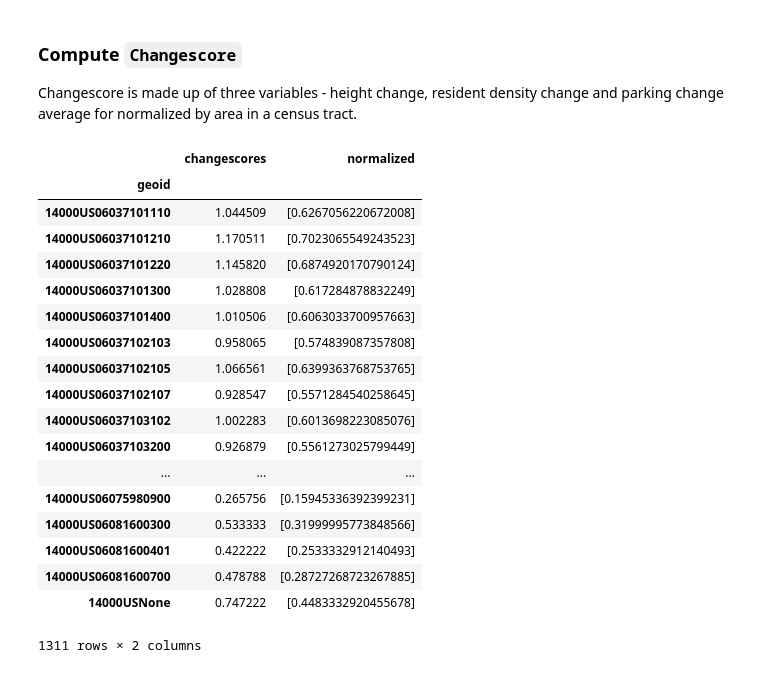
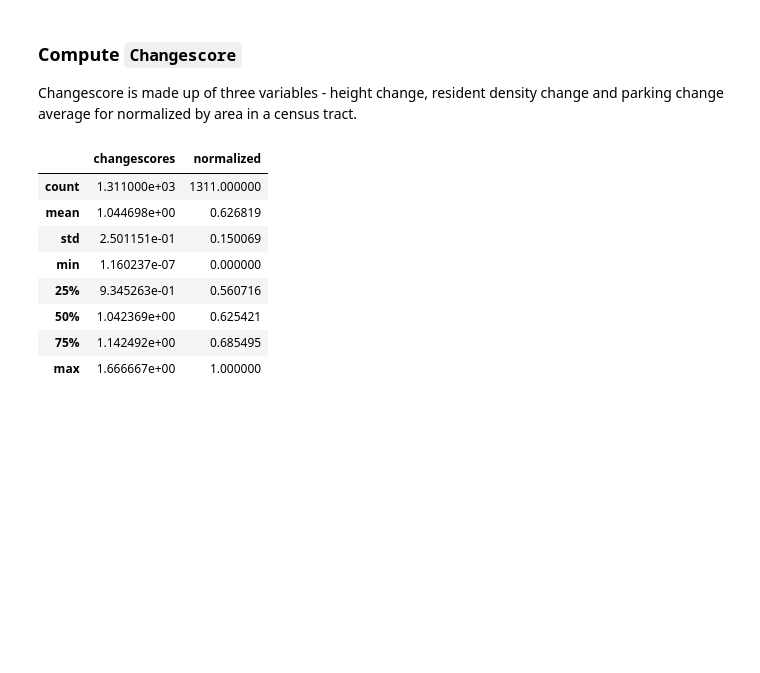
Before and after one commit to policyclub/zoning-metadata, a Jupyter notebook: analysis/DetermineZoningAndTransitRelationships.ipynb, the cells around one changed output. Drawn from its saved outputs; the diff is of its cells as text; code cells hidden in the pictures; blank space fills up the shorter version.

```diff
--- a/analysis/DetermineZoningAndTransitRelationships.ipynb
+++ b/analysis/DetermineZoningAndTransitRelationships.ipynb
@@ -98,25 +98,17 @@ changescores = census_parcel_groups_mean['dh_normalized'] + \
                census_parcel_groups_mean['zd_normalized'] + \
                census_parcel_groups_mean['zp_normalized']
 # %%
-pd.DataFrame({"changescores": changescores,
-              "normalized": min_max_scaler.fit_transform(changescores.values.reshape(-1,1)).tolist()})
+change_df = pd.DataFrame({"changescores": changescores,
+                          "normalized": min_max_scaler.fit_transform(changescores.values.reshape(-1,1)).tolist()})
+change_df["normalized"] = change_df['normalized'].apply(lambda x: x[0])
+change_df.describe()
 # %% [output]
 |  | changescores | normalized |
-| geoid |  |  |
-| 14000US06037101110 | 1.044509 | [0.6267056220672008] |
-| 14000US06037101210 | 1.170511 | [0.7023065549243523] |
-| 14000US06037101220 | 1.145820 | [0.6874920170790124] |
-| 14000US06037101300 | 1.028808 | [0.617284878832249] |
-| 14000US06037101400 | 1.010506 | [0.6063033700957663] |
-| 14000US06037102103 | 0.958065 | [0.574839087357808] |
-| 14000US06037102105 | 1.066561 | [0.6399363768753765] |
-| 14000US06037102107 | 0.928547 | [0.5571284540258645] |
-| 14000US06037103102 | 1.002283 | [0.6013698223085076] |
-| 14000US06037103200 | 0.926879 | [0.5561273025799449] |
-| ... | ... | ... |
-| 14000US06075980900 | 0.265756 | [0.15945336392399231] |
-| 14000US06081600300 | 0.533333 | [0.31999995773848566] |
-| 14000US06081600401 | 0.422222 | [0.2533332912140493] |
-| 14000US06081600700 | 0.478788 | [0.28727268723267885] |
-| 14000USNone | 0.747222 | [0.4483332920455678] |
+| count | 1.311000e+03 | 1311.000000 |
+| mean | 1.044698e+00 | 0.626819 |
+| std | 2.501151e-01 | 0.150069 |
+| min | 1.160237e-07 | 0.000000 |
+| 25% | 9.345263e-01 | 0.560716 |
+| 50% | 1.042369e+00 | 0.625421 |
+| 75% | 1.142492e+00 | 0.685495 |
+| max | 1.666667e+00 | 1.000000 |
-1311 rows × 2 columns
```
Also changed, not shown: parts of 1 cell of this notebook.
